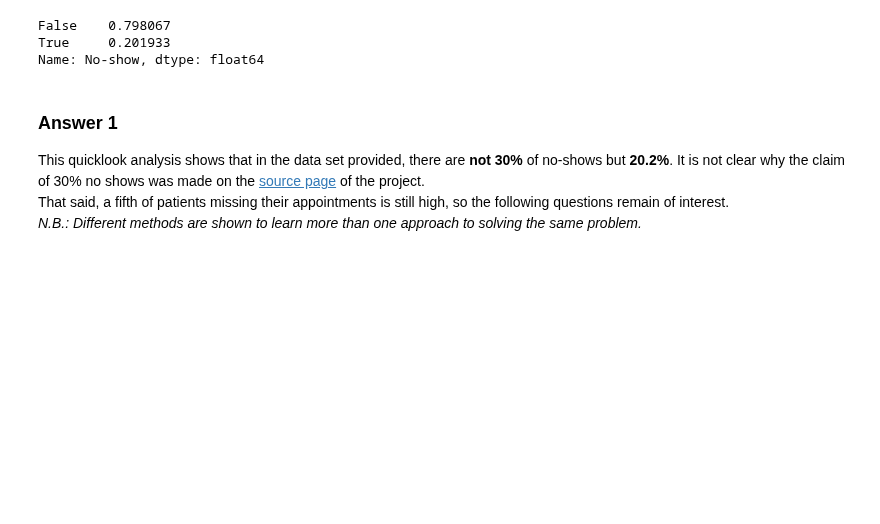
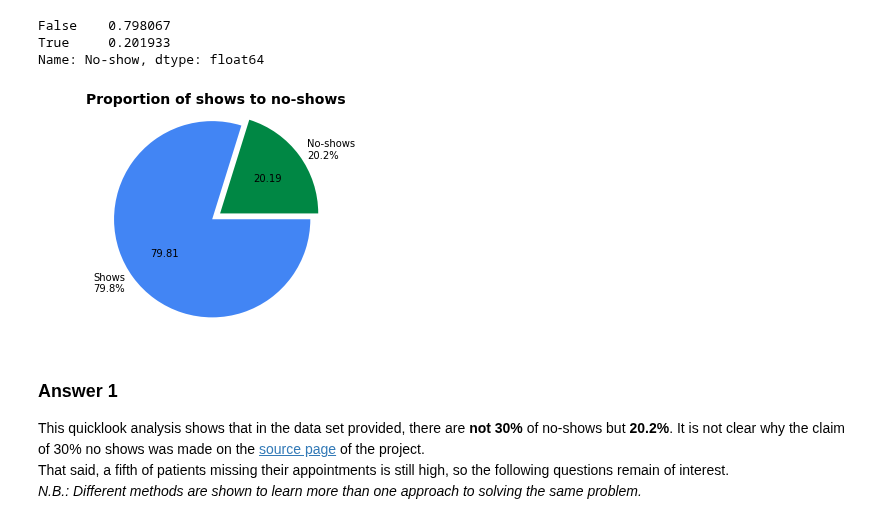
Before and after one commit to Zabamund/datasci-nano, a Jupyter notebook: inv-dataset/noshow.ipynb, the cells around one changed output. Drawn from its saved outputs; the diff is of its cells as text; code cells hidden in the pictures; blank space fills up the shorter version.

Commit message:
question 1 answer and vis

```diff
--- a/inv-dataset/noshow.ipynb
+++ b/inv-dataset/noshow.ipynb
@@ -383,6 +383,19 @@ df_noshow['No-show'].value_counts(True)
 False    0.798067
 True     0.201933
 Name: No-show, dtype: float64
+# %%
+# Visualisation, as this is a simple binary question, a sipie chart should provide a telling image:
+labels = 'No-shows\n20.2%', 'Shows\n79.8%'
+data = [0.201933, 0.798067]
+clr = ['#008744','#4285f4']
+explosion = [0.1,0]
+figureObject, axesObject = plt.subplots()
+axesObject.pie(data,labels=labels,autopct='%1.2f',colors=clr,startangle=0,explode=explosion)
+axesObject.axis('equal')
+plt.title('Proportion of shows to no-shows', fontsize=14, fontweight='bold')
+plt.show()
+# %% [output]
+[figure, added]
 # %% [markdown]
 ### Answer 1
 This quicklook analysis shows that in the data set provided, there are **not 30%** of no-shows but **20.2%**. It is not clear why the claim of 30% no shows was made on the [source page](https://www.kaggle.com/joniarroba/noshowappointments) of the project.
```
